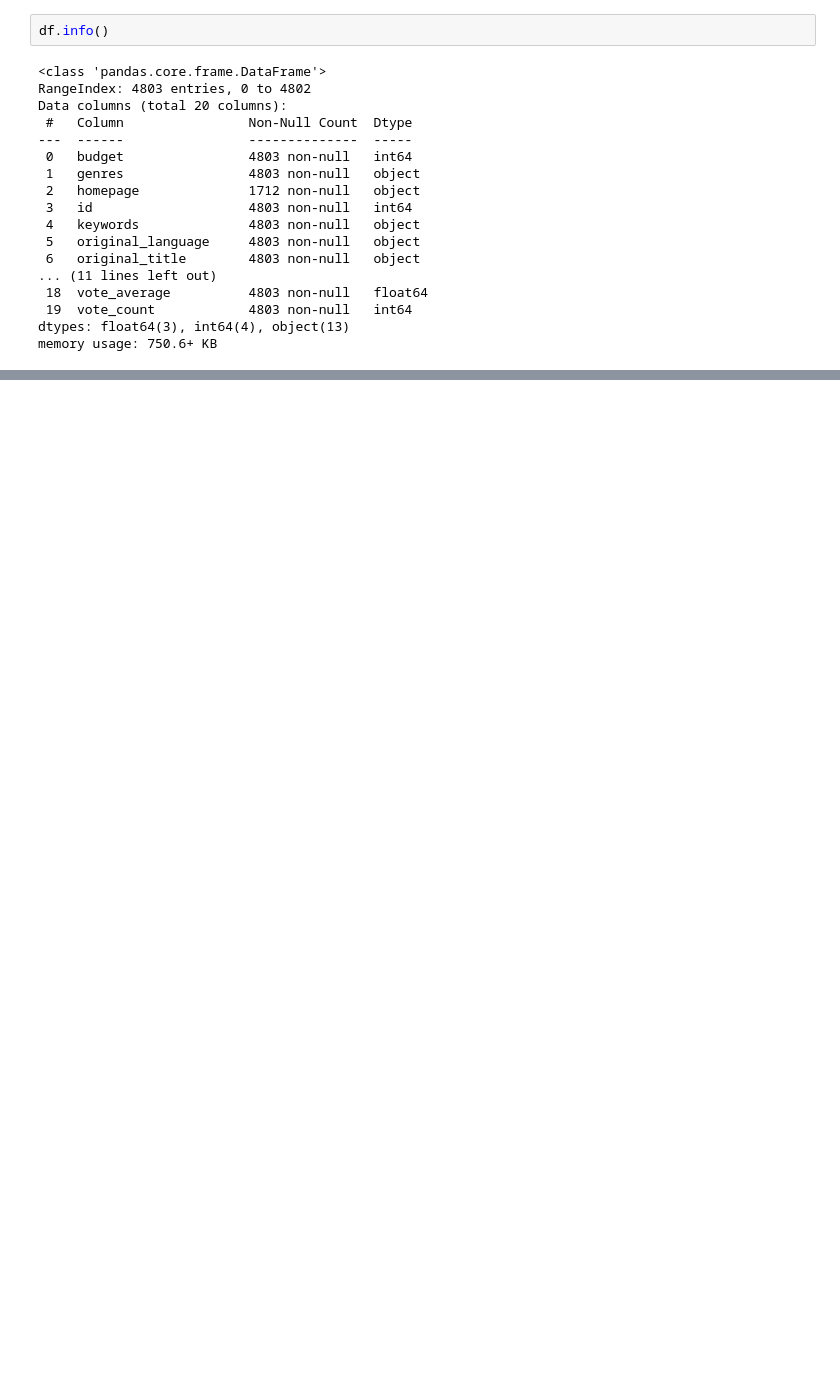
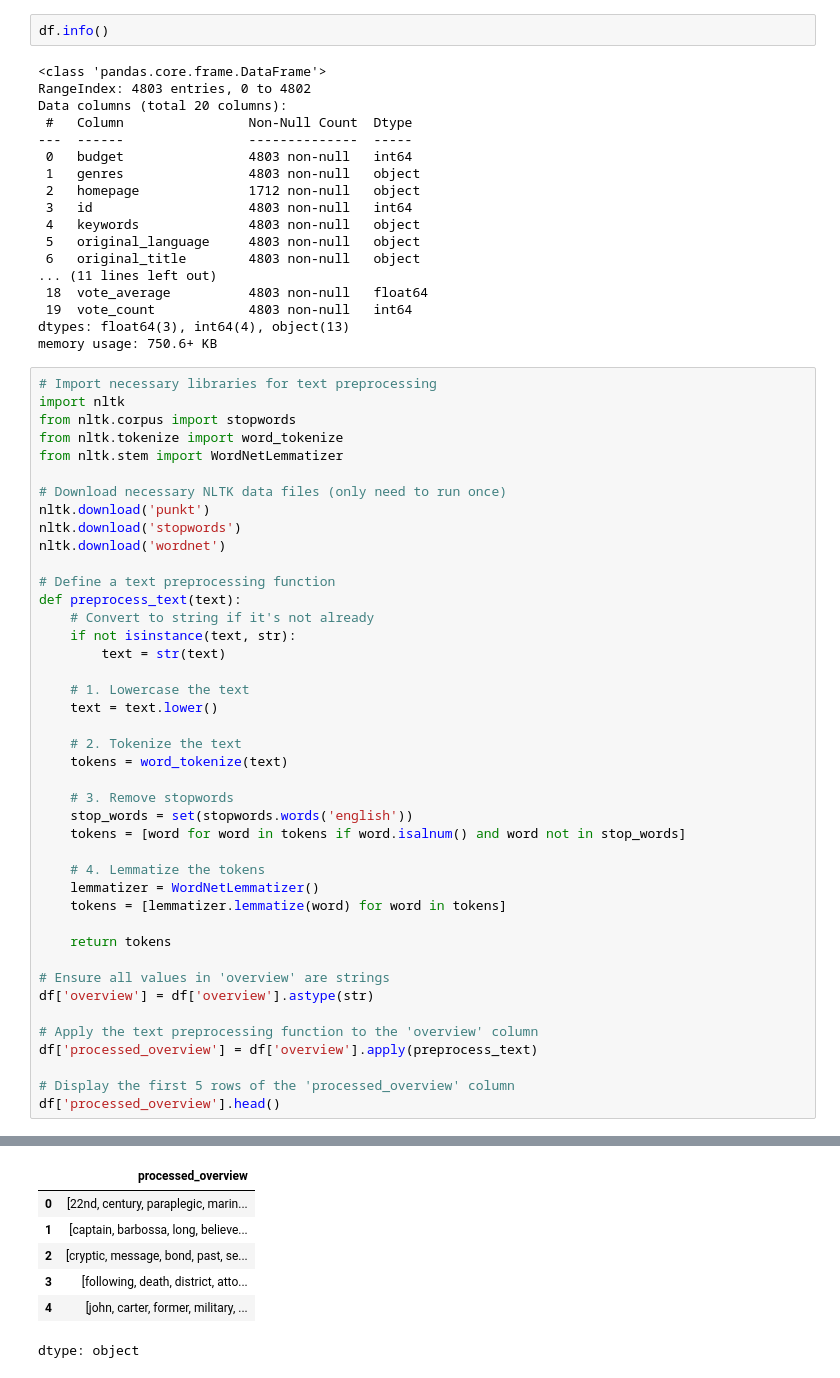
Before and after one commit to lecheverria2030/nlp2, a Jupyter notebook: Oct4_AICourse.ipynb, the cells around one changed output, grey strips where cells are left out. Saved outputs shown, nothing was run; the diff lists cells and outputs as text; blank space fills up the shorter version.

```diff
--- a/Oct4_AICourse.ipynb
+++ b/Oct4_AICourse.ipynb
@@ -47,3 +47,46 @@ Data columns (total 20 columns):
  19  vote_count            4803 non-null   int64
 dtypes: float64(3), int64(4), object(13)
 memory usage: 750.6+ KB
+# %%
+# Import necessary libraries for text preprocessing
+import nltk
+from nltk.corpus import stopwords
+from nltk.tokenize import word_tokenize
+from nltk.stem import WordNetLemmatizer
+
+# Download necessary NLTK data files (only need to run once)
+nltk.download('punkt')
+nltk.download('stopwords')
+nltk.download('wordnet')
+
+# Define a text preprocessing function
+def preprocess_text(text):
+    # Convert to string if it's not already
+    if not isinstance(text, str):
+        text = str(text)
+
+    # 1. Lowercase the text
+    text = text.lower()
+
+    # 2. Tokenize the text
+    tokens = word_tokenize(text)
+
+    # 3. Remove stopwords
+    stop_words = set(stopwords.words('english'))
+    tokens = [word for word in tokens if word.isalnum() and word not in stop_words]
+
+    # 4. Lemmatize the tokens
+    lemmatizer = WordNetLemmatizer()
+    tokens = [lemmatizer.lemmatize(word) for word in tokens]
+
+    return tokens
+
+# Ensure all values in 'overview' are strings
+df['overview'] = df['overview'].astype(str)
+
+# Apply the text preprocessing function to the 'overview' column
+df['processed_overview'] = df['overview'].apply(preprocess_text)
+
+# Display the first 5 rows of the 'processed_overview' column
+df['processed_overview'].head()
+# %% [output]
@@ -49,0 +99,7 @@ memory usage: 750.6+ KB
+|  | processed_overview |
+| 0 | [22nd, century, paraplegic, marin... |
+| 1 | [captain, barbossa, long, believe... |
+| 2 | [cryptic, message, bond, past, se... |
+| 3 | [following, death, district, atto... |
+| 4 | [john, carter, former, military, ... |
+dtype: object
```
Also changed, not shown: parts of 1 cell of this notebook.
